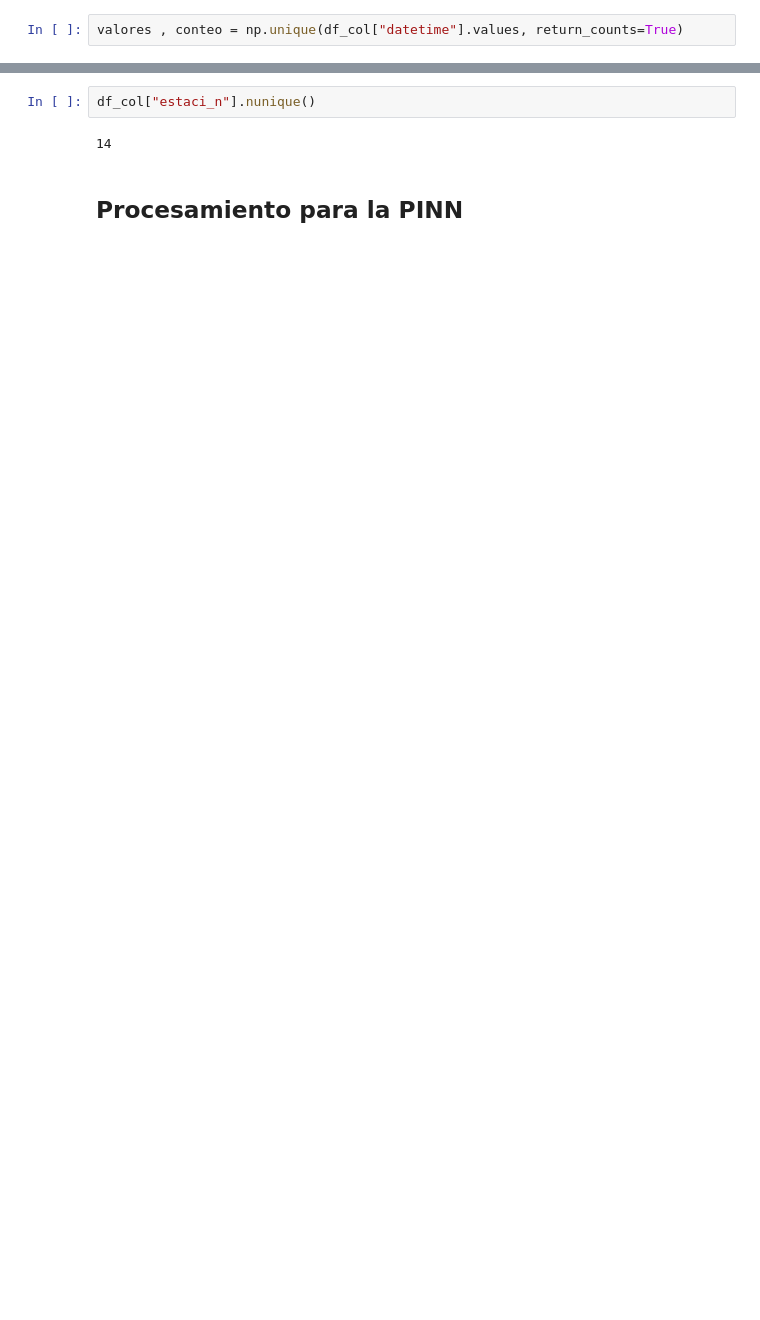
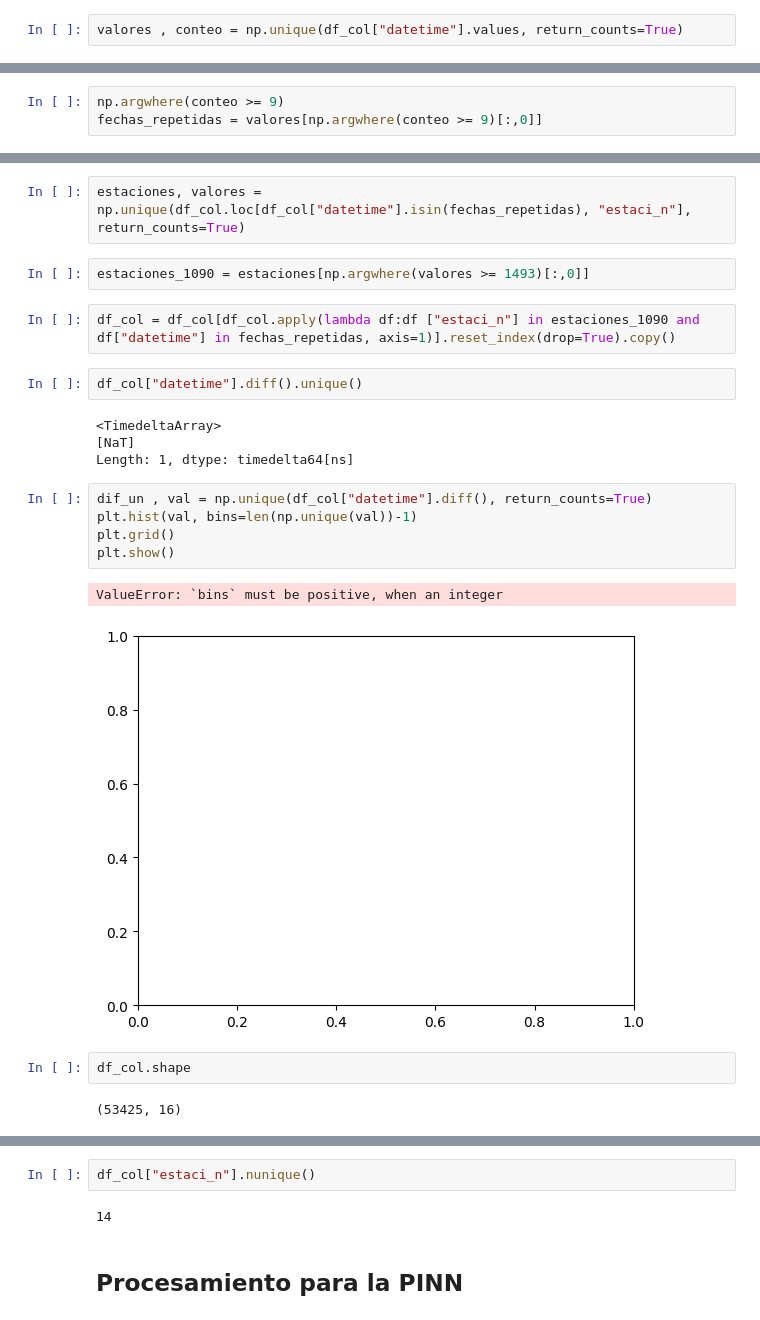
Before and after one commit to sagomeza1/TG, a Jupyter notebook: notebook/preprocesamiento_para_rn.ipynb, the cells around one changed output, grey strips where cells are left out. Saved outputs shown, nothing was run; the diff lists cells and outputs as text; blank space fills up the shorter version.

Commit message:
toca arreglar las fechas

```diff
--- a/notebook/preprocesamiento_para_rn.ipynb
+++ b/notebook/preprocesamiento_para_rn.ipynb
@@ -196,0 +245,3 @@ plt.show()
+# %%
+np.argwhere(conteo >= 9)
+fechas_repetidas = valores[np.argwhere(conteo >= 9)[:,0]]
@@ -196,0 +267,24 @@ plt.show()
+# %%
+estaciones, valores = np.unique(df_col.loc[df_col["datetime"].isin(fechas_repetidas), "estaci_n"], return_counts=True)
+# %%
+estaciones_1090 = estaciones[np.argwhere(valores >= 1493)[:,0]]
+# %%
+df_col = df_col[df_col.apply(lambda df:df ["estaci_n"] in estaciones_1090 and df["datetime"] in fechas_repetidas, axis=1)].reset_index(drop=True).copy()
+# %%
+df_col["datetime"].diff().unique()
+# %% [output]
+<TimedeltaArray>
+[NaT]
+Length: 1, dtype: timedelta64[ns]
+# %%
+dif_un , val = np.unique(df_col["datetime"].diff(), return_counts=True)
+plt.hist(val, bins=len(np.unique(val))-1)
+plt.grid()
+plt.show()
+# %% [output]
+ValueError: `bins` must be positive, when an integer
+[figure, added]
+# %%
+df_col.shape
+# %% [output]
+(53425, 16)
```
Also changed, not shown: parts of 39 cells of this notebook.
